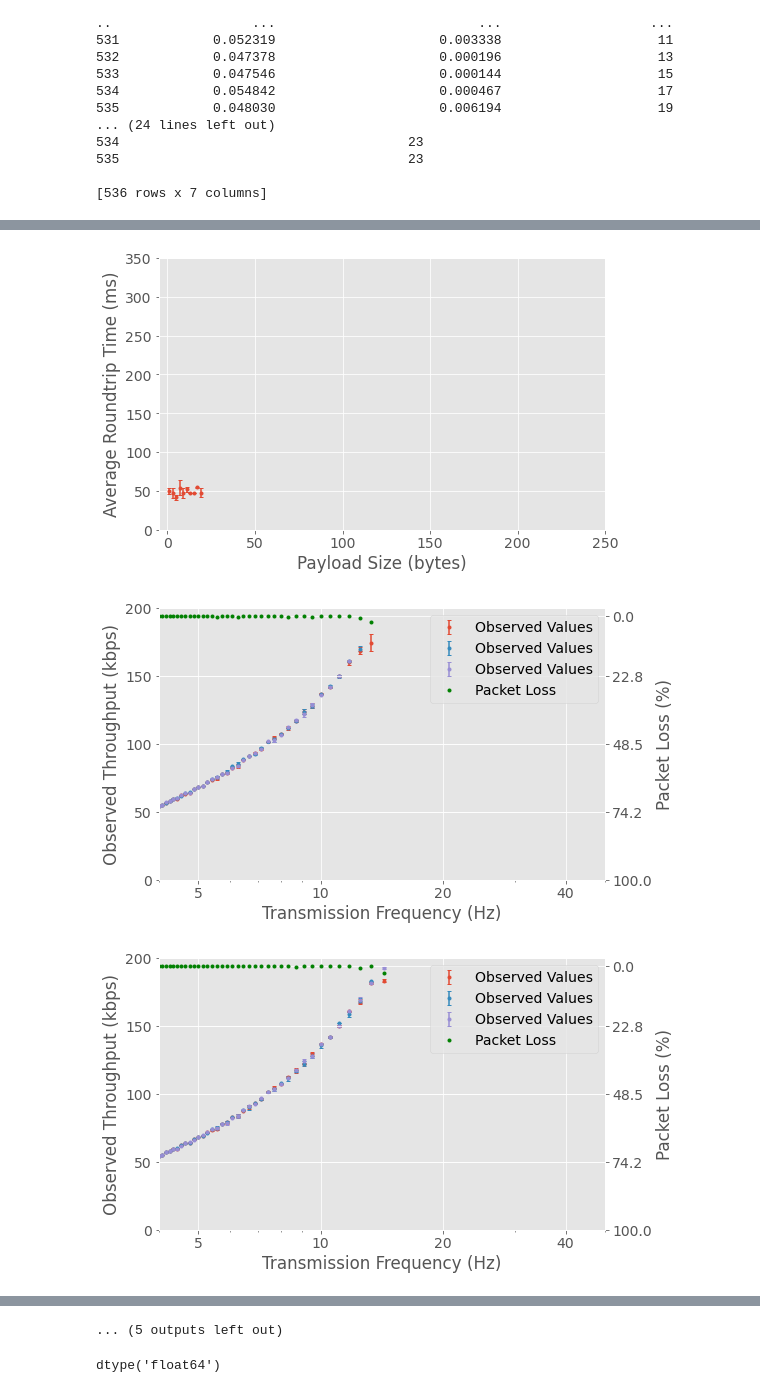
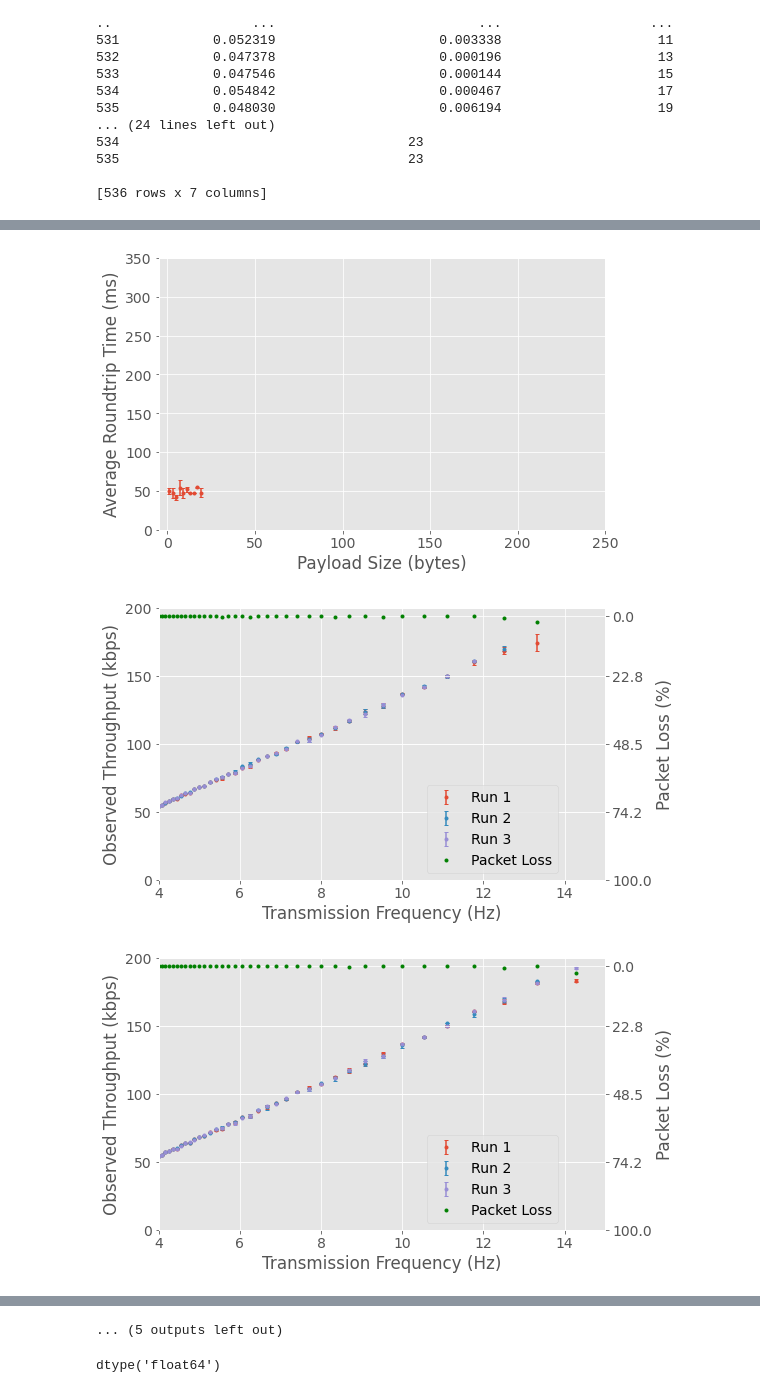
Before and after one commit to jncfa/masters-dissertation, a Jupyter notebook: Project Tests/ble-test-data/data_process.ipynb, the cells around one changed output, grey strips where cells are left out. Drawn from its saved outputs; the diff is of its cells as text; code cells hidden in the pictures.

Commit message:
figure update

```diff
--- a/Project Tests/ble-test-data/data_process.ipynb
+++ b/Project Tests/ble-test-data/data_process.ipynb
@@ -353,10 +353,7 @@ for test in tests:
 
                     fig = plt.figure(figsize=[8,5])#(figsize=[8,8])
                     axis = fig.add_subplot()
-                    axis.set_xscale('log')
-                    axis.set_ylim(None, 250, auto=True)
-                    axis.set_xlim(4, 50)
-
+                    #axis.set_xscale('log')
                     twinaxis = axis.twinx()
 
                     nticks = 5
@@ -413,7 +410,7 @@ for test in tests:
 
                         #print(plotdata[expectedTimeBetweenPackets_header])
                         #axis.errorbar(1000/plotdata[expectedTimeBetweenPackets_header], tempdata['test'], yerr=tempdata['test_std'], fmt='o', markersize=3, label='Run {}#'.format(testRunIndex))
-                        axis.errorbar(1000/plotdata[expectedTimeBetweenPackets_header], tempdata['test'], yerr=tempdata['test_std'], fmt='o', markersize=3, label='Observed Values', capsize=2)
+                        axis.errorbar(1000/plotdata[expectedTimeBetweenPackets_header], tempdata['test'], yerr=tempdata['test_std'], fmt='o', markersize=3, label='Run {}'.format(testRunIndex), capsize=2)
                         #axis.plot(1000/plotdata[expectedTimeBetweenPackets_header], tempdata['test'], 'o', markersize=3, label='Run {}'.format(testRunIndex))
                         #axis.plot(plotdata[expectedTimeBetweenPackets_header], plotdata[packetLoss_header], 'o', markersize=2, label='Run {}'.format(testRunIndex))
                         #print("(adapter: {}, d:{}, pd:{}) Min value: {} ms Max Bandwidth: {} bps, Packet Loss {}%".format(adapter, distance, payloadSize, plotdata[expectedTimeBetweenPackets_header].min(), ((100-plotdata[packetLoss_header]).divide(plotdata[expectedTimeBetweenPackets_header], axis=0, fill_value = None)).mul(payloadSize*10*8*7).max(), plotdata[packetLoss_header]))
@@ -432,12 +429,15 @@ for test in tests:
                     #axis.legend(loc=(0.025, 0.5))
                     lines, labels = axis.get_legend_handles_labels()
                     lines2, labels2 = twinaxis.get_legend_handles_labels()
+
                     if (adapter == "hci1"):
-                        twinaxis.legend(lines + lines2, labels + labels2)#, loc=(0.025, 0.3))
+                        twinaxis.legend(lines + lines2, labels + labels2, loc=(0.025, 0.3))
+                        axis.set_xlim(4, 45)
                     else:
-                        twinaxis.legend(lines + lines2, labels + labels2)#, loc=(0.6, 0.025))
+                        twinaxis.legend(lines + lines2, labels + labels2, loc=(0.6, 0.025))
+                        axis.set_xlim(4, 15)
 
-                    axis.xaxis.set_ticks([5, 10, 20, 40])
+                    #axis.xaxis.set_ticks([5, 10, 15, 20, 25, 30, 35, 40])
                     #twinaxis.set_xtick_labels([x if x != -3 else 0 for x in twinaxis.get_xticks()])
                     for axes in [axis.xaxis, axis.yaxis]:
                        axes.set_major_formatter(ScalarFormatter())
@@ -446,32 +446,32 @@ for test in tests:
                     fig.savefig(r"ble-bandwidth-{}-{}cm.pdf".format(adapter, distance))
 
 
 #print(roundtriptest_results)
 # %% [output]
 dist:0, adap:hci0) bandwidth 175.0 (+-6.23) kbps, time between packets 75.0 (->78.3) ms, packet loss 2.13 %
 dist:0, adap:hci0) bandwidth 170.0 (+-1.85) kbps, time between packets 80.0 (->80.4) ms, packet loss 0.219 %
 dist:0, adap:hci0) bandwidth 161.0 (+-0.232) kbps, time between packets 85.0 (->84.9) ms, packet loss 0.0 %
 dist:300, adap:hci0) bandwidth 183.0 (+-1.13) kbps, time between packets 70.0 (->74.6) ms, packet loss 2.8 %
 dist:300, adap:hci0) bandwidth 183.0 (+-0.506) kbps, time between packets 75.0 (->74.7) ms, packet loss 0.0 %
 dist:300, adap:hci0) bandwidth 193.0 (+-0.779) kbps, time between packets 70.0 (->70.9) ms, packet loss 0.252 %
 dist:600, adap:hci0) bandwidth 156.0 (+-3.37) kbps, time between packets 85.0 (->87.4) ms, packet loss 1.44 %
 dist:600, adap:hci0) bandwidth 181.0 (+-2.67) kbps, time between packets 75.0 (->75.7) ms, packet loss 0.492 %
 dist:600, adap:hci0) bandwidth 182.0 (+-0.0132) kbps, time between packets 75.0 (->75.0) ms, packet loss 0.0 %
 dist:900, adap:hci0) bandwidth 151.0 (+-0.584) kbps, time between packets 90.0 (->90.5) ms, packet loss 0.0 %
 dist:900, adap:hci0) bandwidth 150.0 (+-0.879) kbps, time between packets 90.0 (->91.2) ms, packet loss 0.139 %
 dist:900, adap:hci0) bandwidth 164.0 (+-8.08) kbps, time between packets 80.0 (->83.4) ms, packet loss 2.53 %
 ... (8 lines left out)
 dist:600, adap:hci1) bandwidth 24.8 (+-7.43) kbps, time between packets 30.0 (->45.2) ms, packet loss 27.2 %
 dist:900, adap:hci1) bandwidth 22.3 (+-4.51) kbps, time between packets 35.0 (->50.2) ms, packet loss 27.1 %
 dist:900, adap:hci1) bandwidth 24.8 (+-6.35) kbps, time between packets 30.0 (->45.2) ms, packet loss 28.9 %
 dist:900, adap:hci1) bandwidth 23.3 (+-6.78) kbps, time between packets 25.0 (->48.2) ms, packet loss 43.5 %
 [figure]
 [figure]
 [figure]
 [figure]
 [figure]
 [figure]
 [figure]
 [figure]
-[figure, old version]
+[figure, new version]
-[figure, old version]
+[figure, new version]
```
Also changed, not shown: parts of 1 cell of this notebook, 33 other files.
